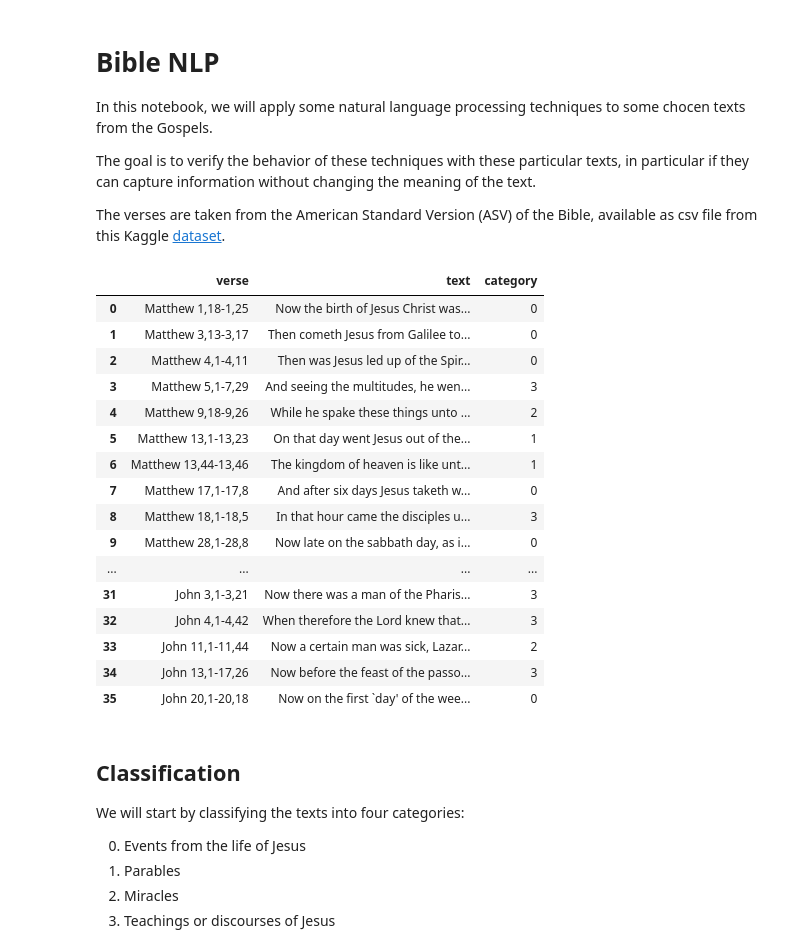
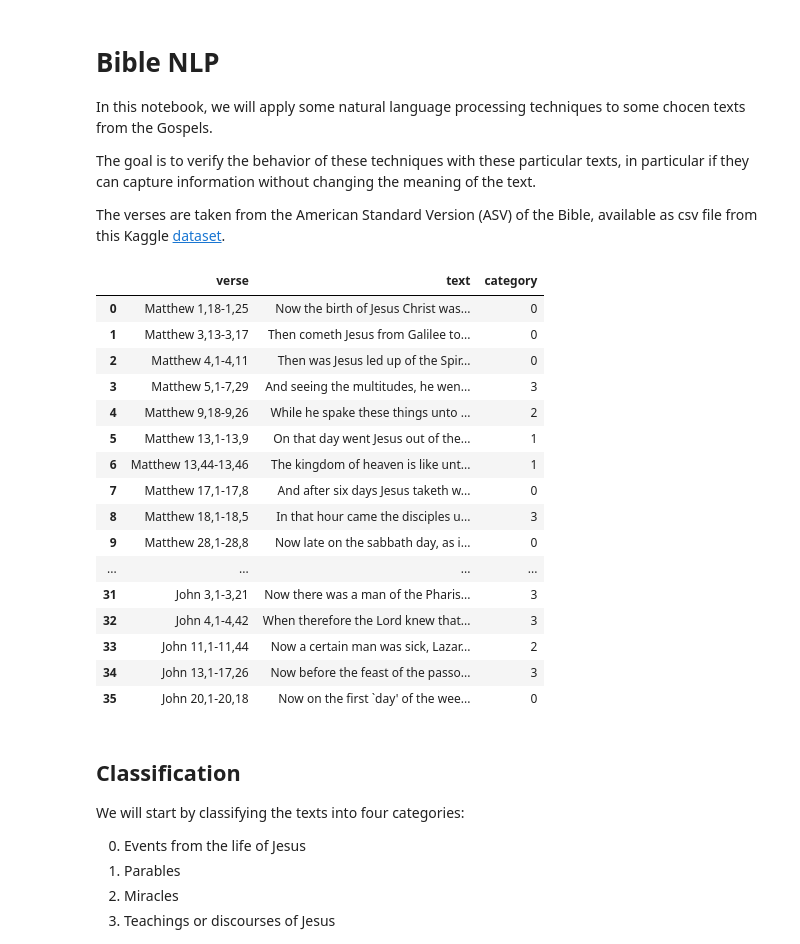
Before and after one commit to rik1599/advanced-data-science-2023, a Jupyter notebook: bible-nlp/bible-nlp.ipynb, the cells around one changed output. Cells and saved outputs as stored; diff of their text form; code cells hidden in the pictures.

```diff
--- a/bible-nlp/bible-nlp.ipynb
+++ b/bible-nlp/bible-nlp.ipynb
@@ -47,13 +47,13 @@ def load_data():
         'Matthew 4,1-4,11': 0,      # Tentazioni di Gesù secondo Matteo
         'Matthew 5,1-7,29': 3,      # Discorso della montagna
         'Matthew 9,18-9,26': 2,     # Risurrezione della figlia di Giairo e guarigione della donna malata
-        'Matthew 13,1-13,23': 1,    # Parabola del seminatore
+        'Matthew 13,1-13,9': 1,     # Parabola del seminatore
         'Matthew 13,44-13,46': 1,   # Parabola del tesoro e della perla
         'Matthew 17,1-17,8': 0,     # Trasfigurazione di Gesù
         'Matthew 18,1-18,5': 3,     # I più piccoli nel regno dei cieli
         'Matthew 28,1-28,8': 0,     # Risurrezione di Gesù secondo Matteo
         'Mark 1,9-1,11': 0,         # Battesimo di Gesù secondo Marco
-        'Mark 4,1-4,20': 1,         # Parabola del seminatore
+        'Mark 4,1-4,9': 1,          # Parabola del seminatore
         'Mark 4,35-4,41': 2,        # Tempesta sedata
         'Mark 8,34-8,38': 3,        # Rinnegarsi per seguire Gesù
         'Mark 9,2-9,8': 0,          # Trasfigurazione di Gesù
@@ -65,39 +65,39 @@ def load_data():
         'Luke 4,1-4,13': 0,         # Tentazioni di Gesù secondo Luca
         'Luke 6,20-6,49': 3,        # Discorso della montagna secondo Luca
         'Luke 7,1-7,10': 2,         # Guarigione del servo del centurione
-        'Luke 8,4-8,15': 1,         # Parabola del seminatore
-        'Luke 9,18-9,27': 0,        # Trasfigurazione di Gesù
+        'Luke 8,4-8,8': 1,          # Parabola del seminatore
+        'Luke 9,28-9,36': 0,        # Trasfigurazione di Gesù
         'Luke 9,46-9,48': 3,        # I più piccoli nel regno dei cieli
         'Luke 15,11-15,32': 2,      # Parabola del figliol prodigo
         'Luke 24,1-24,12': 0,       # Risurrezione di Gesù secondo Luca
         'John 1,1-1,18': 3,         # Prologo del Vangelo secondo Giovanni
         'John 1,29-1,34': 0,        # Battesimo di Gesù secondo Giovanni
         'John 2,1-2,11': 2,         # Nozze di Cana
         'John 3,1-3,21': 3,         # Incontro con Nicodemo
         'John 4,1-4,42': 3,         # Incontro con la Samaritana
         'John 11,1-11,44': 2,       # Risurrezione di Lazzaro
         'John 13,1-17,26': 3,       # Ultima cena
         'John 20,1-20,18': 0        # Risurrezione di Gesù secondo Giovanni
     }
 
     # Get the text of the verses
     verses_text = [get_verse_text(verse) for verse in verses]
 
     # Save the verses text in a dataframe
     verses_df = pd.DataFrame({'verse': verses.keys(), 'text': verses_text, 'category': verses.values()})
     return verses_df
 
 # Load the data
 verses_df = load_data()
 verses_df
 # %% [output]
 |  | verse | text | category |
 | 0 | Matthew 1,18-1,25 | Now the birth of Jesus Christ was... | 0 |
 | 1 | Matthew 3,13-3,17 | Then cometh Jesus from Galilee to... | 0 |
 | 2 | Matthew 4,1-4,11 | Then was Jesus led up of the Spir... | 0 |
 | 3 | Matthew 5,1-7,29 | And seeing the multitudes, he wen... | 3 |
 | 4 | Matthew 9,18-9,26 | While he spake these things unto ... | 2 |
-| 5 | Matthew 13,1-13,23 | On that day went Jesus out of the... | 1 |
+| 5 | Matthew 13,1-13,9 | On that day went Jesus out of the... | 1 |
 | 6 | Matthew 13,44-13,46 | The kingdom of heaven is like unt... | 1 |
 | 7 | Matthew 17,1-17,8 | And after six days Jesus taketh w... | 0 |
 | 8 | Matthew 18,1-18,5 | In that hour came the disciples u... | 3 |
```
Also changed, not shown: parts of 15 cells of this notebook, 2 other files.
